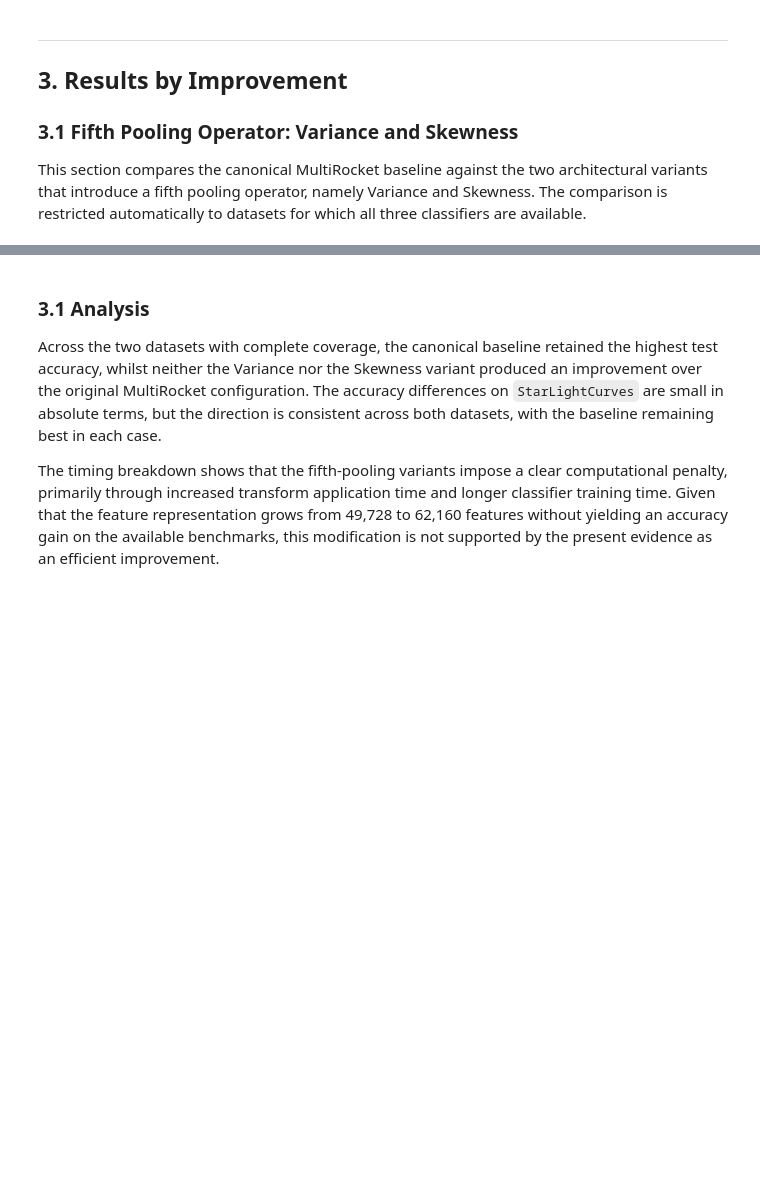
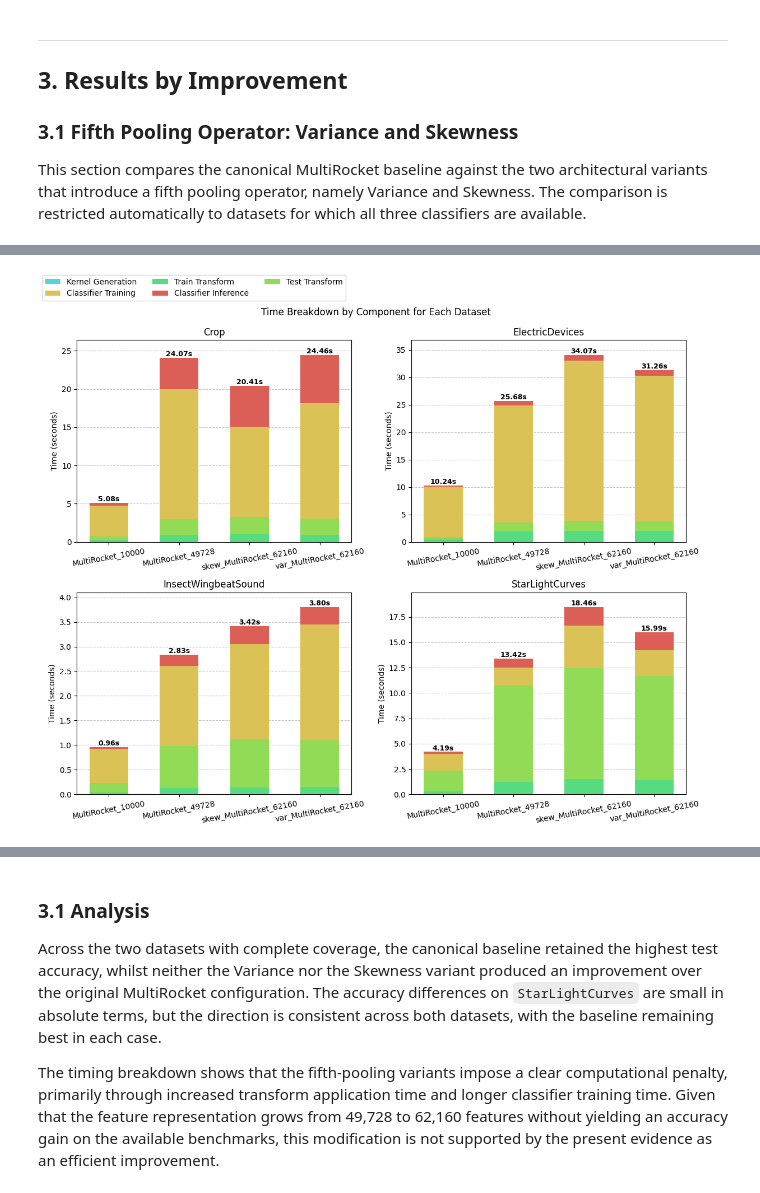
Before and after one commit to axemar/TimeSeries-Project, a Jupyter notebook: improvements/Results.ipynb, the cells around one changed output, grey strips where cells are left out. Drawn from its saved outputs; the diff is of its cells as text; code cells hidden in the pictures; blank space fills up the shorter version.

```diff
--- a/improvements/Results.ipynb
+++ b/improvements/Results.ipynb
@@ -319,0 +47,14 @@ Timing data completeness per classifier:
+# %%
+# Find CSV in output/ and sub-folders
+csv_files = list(Path('../output').rglob('*.csv'))
+
+# Combine CSV
+df = pd.concat([pd.read_csv(f) for f in csv_files], ignore_index=True)
+
+# Sort CSV by ['dataset', 'classifier']
+df = df.sort_values(['dataset', 'classifier'], ascending=True).reset_index(drop=True)
+
+df['total_time'] = df['train_time'] + df['test_time'] + df['generate_kernel_time'] + df['apply_kernel_on_train_time'] + df['apply_kernel_on_test_time']
+
+# Display
+df
@@ -645,0 +124,6 @@ plot_pooling_time_breakdown(pooling_df, pooling_datasets)
+# %%
+df_v1 = df.copy()
+df_v1 = df_v1[~df_v1['classifier'].str.contains('mlp|rf|ker7')]
+
+# Display
+df_v1
@@ -645,0 +148,51 @@ plot_pooling_time_breakdown(pooling_df, pooling_datasets)
+# %%
+dataset_order = sorted(df_v1['dataset'].unique().tolist())
+classifier_labels = df_v1['classifier'].unique().tolist()
+time_components = ['generate_kernel_time', 'apply_kernel_on_train_time', 'apply_kernel_on_test_time', 'train_time', 'test_time']
+time_labels = ['Kernel Generation', 'Train Transform', 'Test Transform', 'Classifier Training', 'Classifier Inference']
+n_panels = len(dataset_order)
+fig, axes = plt.subplots(2, n_panels//2, figsize=(6*n_panels//2, 10))
+axes = axes.flatten() if n_panels > 1 else [axes]
+
+if n_panels == 1:
+    axes = [axes]
+
+for ax, dataset_name in zip(axes, dataset_order):
+    dataset_df = df_v1[df_v1['dataset'] == dataset_name].copy()
+
+    plot_df = (dataset_df.set_index('classifier')[time_components])
+
+    cumulative = np.zeros(len(plot_df))
+    for component in time_components:
+        values = plot_df[component].to_numpy()
+        ax.bar(
+            x=np.arange(len(plot_df)),
+            height=values,
+            bottom=cumulative,
+            label=time_labels[time_components.index(component)],
+            width=0.55,
+            color=sns.color_palette("hls", 8)[len(time_components)-time_components.index(component)-1]
+        )
+        cumulative += values
+
+    total_times = dataset_df.set_index('classifier').reindex(classifier_labels)['total_time']
+    for idx, total in enumerate(total_times):
+        ax.text(idx, float(cumulative[idx]), f"{float(total):.2f}s", ha='center', va='bottom', fontsize=9, fontweight='bold')
+
+    ax.set_title(dataset_name)
+    ax.set_xticks(np.arange(len(classifier_labels)))
+    ax.set_xticklabels(classifier_labels, rotation=10, ha='center')
+    ax.set_axisbelow(True)
+    ax.grid(True, axis='y', linestyle='--', alpha=0.7)
+    ax.set_ylabel('Time (seconds)')
+    ax.set_ylim(0, cumulative.max() * 1.08)
+
+handles, labels = axes[0].get_legend_handles_labels()
+fig.legend(list(itertools.chain(*[handles[i::3] for i in range(3)])), list(itertools.chain(*[labels[i::3] for i in range(3)])), loc='upper left', ncol=3, frameon=True)
+
+fig.suptitle("\n\nTime Breakdown by Component for Each Dataset")
+plt.tight_layout()
+plt.subplots_adjust(top=0.88)
+plt.show()
+# %% [output]
+[figure, added]
```
Also changed, not shown: parts of 40 cells of this notebook.
